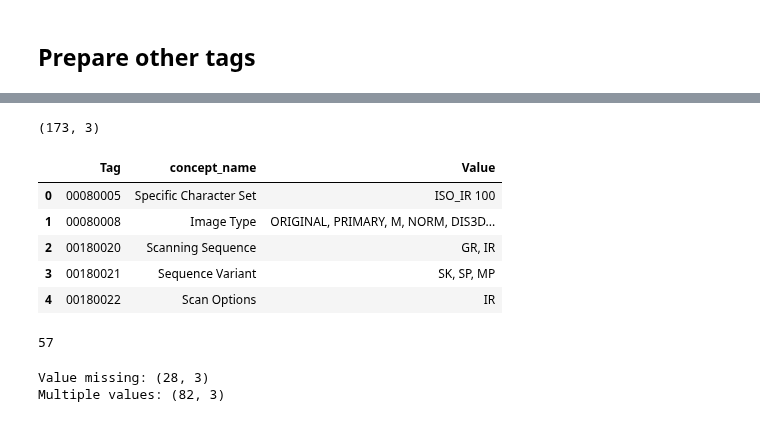
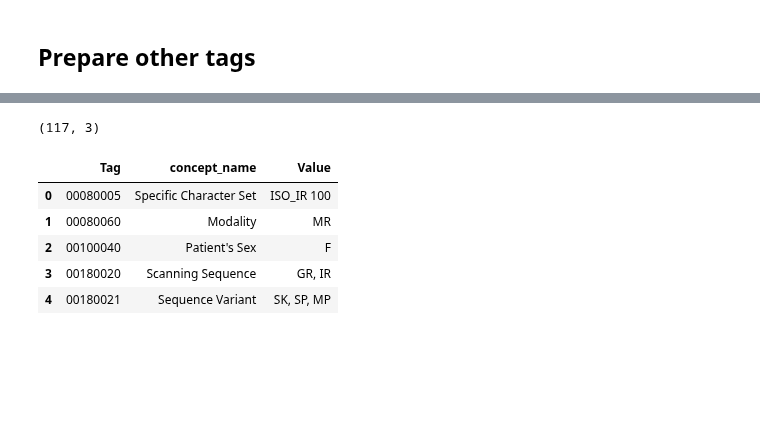
Before and after one commit to paulnagy/DICOM2OMOP, a Jupyter notebook: demonstration/transform_imaging_metadata.ipynb, the cells around one changed output, grey strips where cells are left out. Cells and saved outputs as stored; diff of their text form; code cells hidden in the pictures; blank space fills up the shorter version.

```diff
--- a/demonstration/transform_imaging_metadata.ipynb
+++ b/demonstration/transform_imaging_metadata.ipynb
@@ -59,0 +85,7 @@ metadata_omop[~metadata_omop['concept_id'].isna()].shape #296396 ~43%
+# %%
+selected_metadata = metadata_omop[(~metadata_omop['concept_id'].isna()) &
+                                  (~metadata_omop['Value'].isna()) &
+                                  (~metadata_omop['concept_code'].isin(['00080008', '00200032', '00200037', '00189089', '00180022'])) &
+                                  ((metadata_omop['vr'].isin(['AT', 'CS', 'DA', 'DT', 'DS', 'FL', 'FD', 'IS', 'SL', 'SS', 'SV', 'TM', 'UL', 'US', 'UV'])) |
+                                   (metadata_omop['Tag'].isin(["00080070"])))] #manufacturer
+#283,948 ~41%
@@ -232,30 +289,15 @@ array(['MR', 'F', 'BRAIN', 'HFS', 'M', 'YES', '00', 'IDENTITY', 'FC',
 # %%
 # inspect values with unmatched OMOP concepts
-omop_value_not_found_cs = filtered_metadata[(filtered_metadata['vr']=='CS') &
-                                            (~filtered_metadata['Value'].isin(['MR', 'F', 'BRAIN', 'HFS', 'M', 'YES', '00', 'IDENTITY', 'FC','MP', 'NO', 'HEAD', 'U', 'RF', 'T2', 'T1']))
+omop_value_not_found_cs = selected_metadata[(selected_metadata['vr']=='CS') &
+                                            (~selected_metadata['Value'].isin(['BRAIN', 'HFS', 'HEAD']))
                                             ][['Tag', 'concept_name', 'Value']].drop_duplicates().reset_index(drop=True)
 print(omop_value_not_found_cs.shape)
 omop_value_not_found_cs.head()
 # %% [output]
-(173, 3)
+(117, 3)
 |  | Tag | concept_name | Value |
 | 0 | 00080005 | Specific Character Set | ISO_IR 100 |
-| 1 | 00080008 | Image Type | ORIGINAL, PRIMARY, M, NORM, DIS3D... |
-| 2 | 00180020 | Scanning Sequence | GR, IR |
-| 3 | 00180021 | Sequence Variant | SK, SP, MP |
-| 4 | 00180022 | Scan Options | IR |
+| 1 | 00080060 | Modality | MR |
+| 2 | 00100040 | Patient's Sex | F |
+| 3 | 00180020 | Scanning Sequence | GR, IR |
+| 4 | 00180021 | Sequence Variant | SK, SP, MP |
-# %%
-omop_value_not_found_cs['Tag'].nunique()
-# %% [output]
-57
-# %%
-# potential reaons for unmatch
-# DICOM metadata source has none or null values
-# DICOM metadata source has multiple values
-# DICOM metadata source has unmatching single values
-print("Value missing:", omop_value_not_found_cs[(omop_value_not_found_cs['Value'].isna()) | (omop_value_not_found_cs['Value']=="NONE")].shape)
-print("Multiple values:",omop_value_not_found_cs[(~omop_value_not_found_cs['Value'].isna()) & (omop_value_not_found_cs['Value'].str.contains(','))].shape)
-# 173-28-82=63 unmatching single values
-# %% [output]
-Value missing: (28, 3)
-Multiple values: (82, 3)
```
Also changed, not shown: parts of 28 cells of this notebook, 9 other files.
